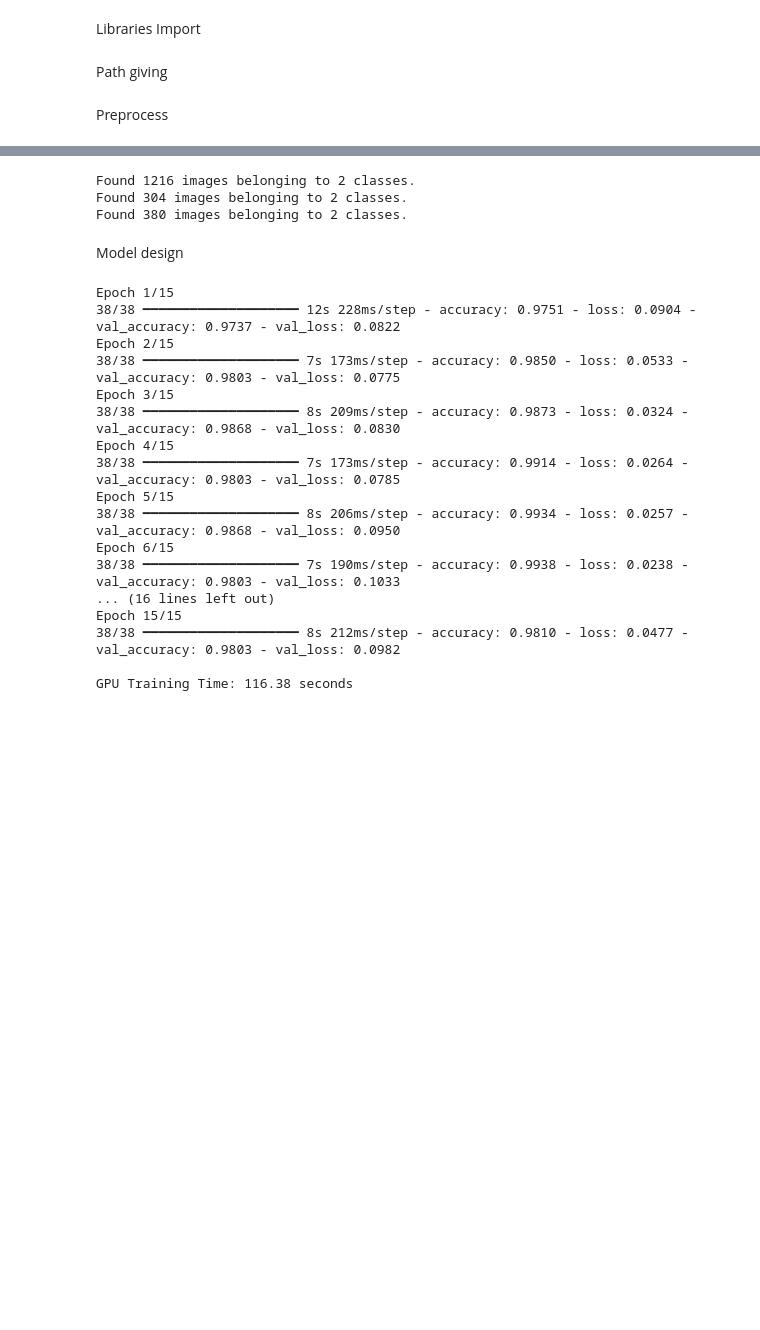
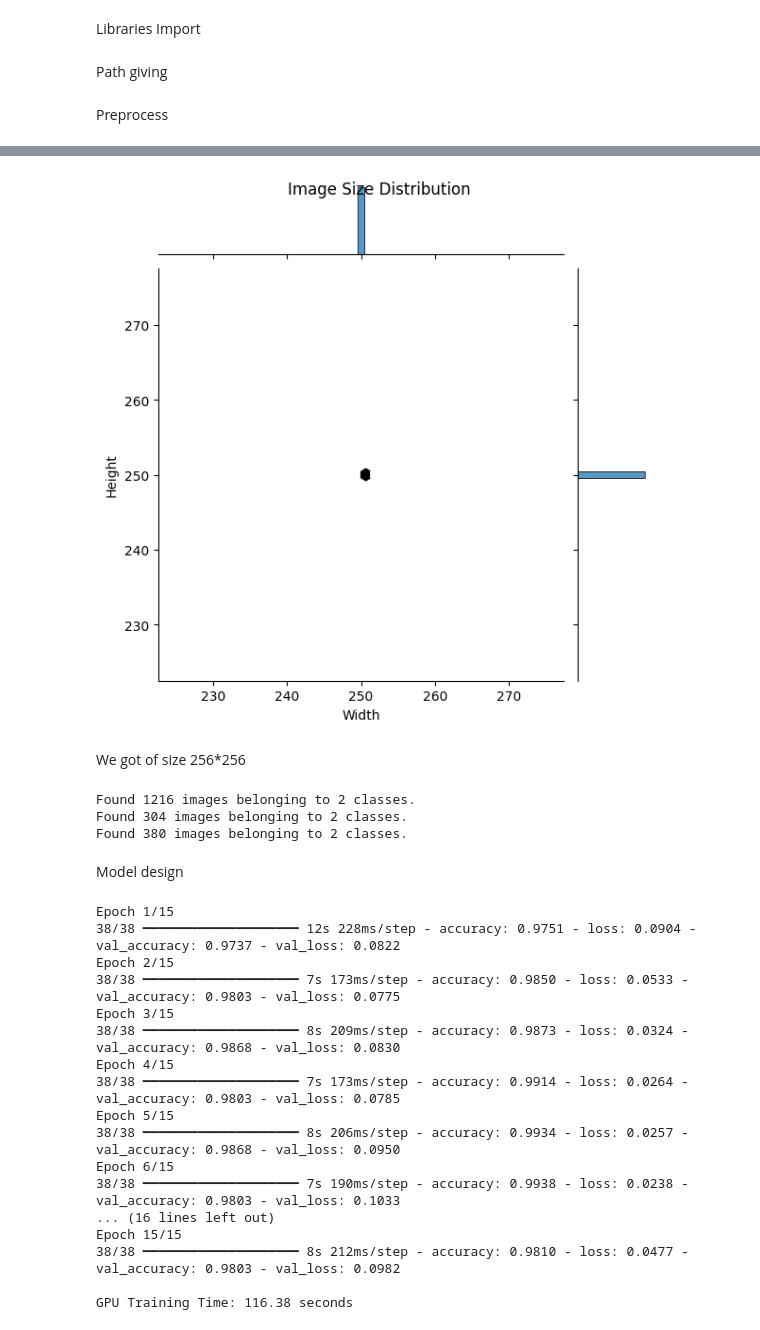
Before and after one commit to samyogbhatta/MLPC-IndividualAssignmet-Wildfire, a Jupyter notebook: MlpcModel(GPU).ipynb, the cells around one changed output, grey strips where cells are left out. Saved outputs shown, nothing was run; the diff lists cells and outputs as text; code cells hidden in the pictures; blank space fills up the shorter version.

```diff
--- a/MlpcModel(GPU).ipynb
+++ b/MlpcModel(GPU).ipynb
@@ -30,3 +81,29 @@ Preprocess
+# %%
+# ✅ Image Size Distribution
+def get_image_sizes(directory):
+    sizes = []
+    for cls in os.listdir(directory):
+        class_folder = os.path.join(directory, cls)
+        if os.path.isdir(class_folder):
+            for img_name in os.listdir(class_folder):
+                img_path = os.path.join(class_folder, img_name)
+                try:
+                    img = Image.open(img_path)
+                    sizes.append(img.size)
+                except:
+                    pass  # Skip corrupted
+    return sizes
+
+train_sizes = get_image_sizes(train_dir)
+sizes_df = pd.DataFrame(train_sizes, columns=['Width', 'Height'])
+
+sns.jointplot(data=sizes_df, x="Width", y="Height", kind="hex")
+plt.suptitle('Image Size Distribution')
+plt.show()
+# %% [output]
+[figure, added]
+# %% [markdown]
+We got of size 256*256
 # %%
 # --- Image Data Generator with Augmentation ---
 train_datagen = ImageDataGenerator(
```
Also changed, not shown: parts of 3 cells of this notebook.
